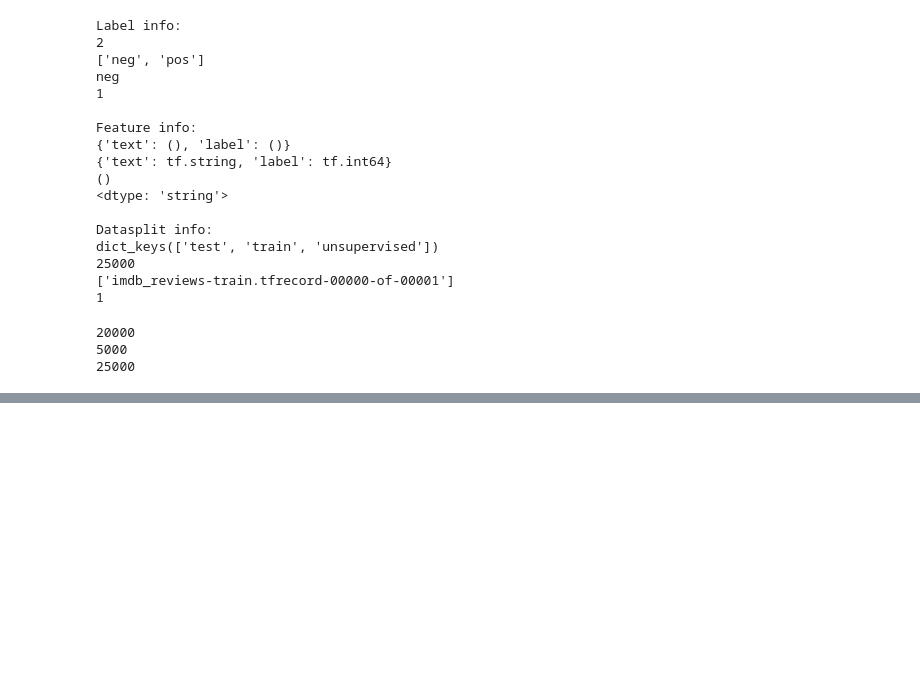
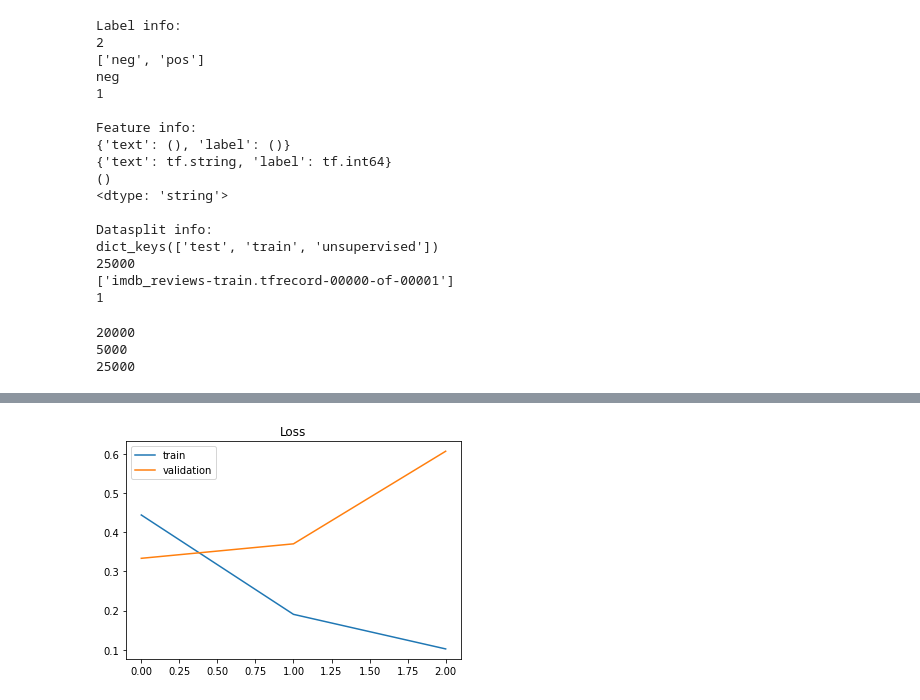
Before and after one commit to FerdiantJoshua/deep-learning-practice, a Jupyter notebook: Sentiment Analysis.ipynb, the cells around one changed output, grey strips where cells are left out. Cells and saved outputs as stored; diff of their text form; code cells hidden in the pictures; blank space fills up the shorter version.

Commit message:
Move tokenizer to util, finish basic SA model training

```diff
--- a/Sentiment Analysis.ipynb
+++ b/Sentiment Analysis.ipynb
@@ -88,4 +142,0 @@ for elm in imdb_train.take(2):
-# %%
-for text, label in imdb_val.shuffle(25000, reshuffle_each_iteration=False).take(1):
-    print(text)
-    print(label)
@@ -258,0 +370,31 @@ Tensor("add:0", shape=(), dtype=string)
+# %%
+TASK_NAME = 'sent_analysis'
+EXP_NO = 2
+
+EMBEDDING_SIZE = 100
+HIDDEN_SIZE = 64
+LEARNING_RATE = 0.001
+
+model = tf.keras.Sequential()
+model.add(tf.keras.layers.Embedding(FINAL_N_VOCAB, EMBEDDING_SIZE))
+model.add(tf.keras.layers.Dropout(0.3))
+model.add(tf.keras.layers.Bidirectional(tf.keras.layers.LSTM(HIDDEN_SIZE, dropout=0.3)))
+model.add(tf.keras.layers.Dense(1, activation='sigmoid'))
+
+
+lr_schedule = tf.keras.optimizers.schedules.ExponentialDecay(
+    LEARNING_RATE,
+    decay_steps=625,
+    decay_rate=0.8,
+    staircase=True)
+
+opt = tf.keras.optimizers.Adam(
+    learning_rate=lr_schedule, beta_1=0.9, beta_2=0.999, epsilon=1e-07, amsgrad=False,
+)
+
+log_dir = f'./logs/fit/{TASK_NAME}_{EXP_NO:03d}_{datetime.datetime.now().strftime("%Y%m%d-%H%M%S")}'
+tensorboard_callback = tf.keras.callbacks.TensorBoard(log_dir=log_dir, histogram_freq=1)
+
+model.compile(optimizer=opt,
+             loss=tf.keras.losses.BinaryCrossentropy(),
+             metrics=['accuracy'])
@@ -258,0 +422,4 @@ Tensor("add:0", shape=(), dtype=string)
+# %%
+history = model.fit(train, epochs=3,
+                    validation_data=val,
+                    callbacks=[tensorboard_callback])
@@ -258,0 +434,8 @@ Tensor("add:0", shape=(), dtype=string)
+# %%
+plt.title('Loss')
+plt.plot(history.history.get('loss'), label='train')
+plt.plot(history.history.get('val_loss'), label='validation')
+plt.legend()
+plt.show()
+# %% [output]
+[figure, added]
```
Also changed, not shown: parts of 40 cells of this notebook, 2 other files.
